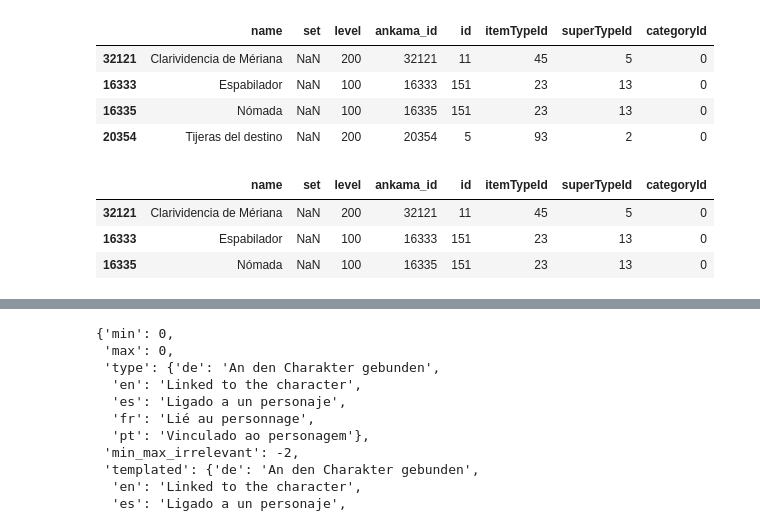
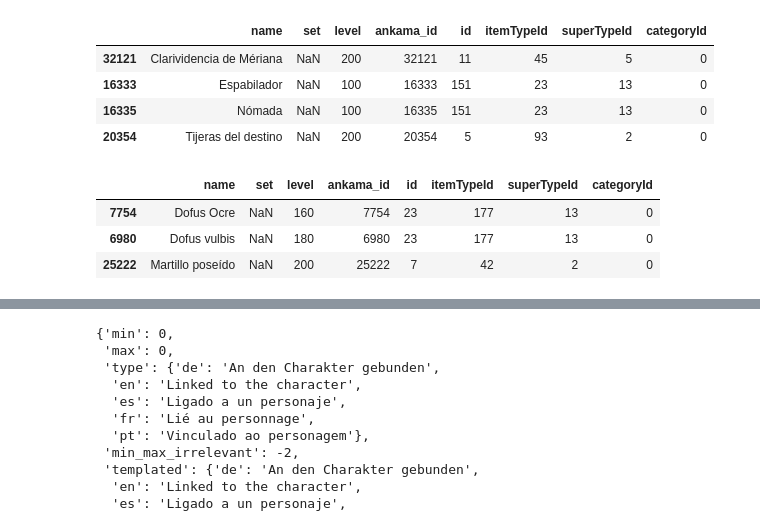
Before and after one commit to jdtibochab/dofus-set-optimizer, a Jupyter notebook: Items.ipynb, the cells around one changed output, grey strips where cells are left out. Saved outputs shown, nothing was run; the diff lists cells and outputs as text; code cells hidden in the pictures.

```diff
--- a/Items.ipynb
+++ b/Items.ipynb
@@ -88,12 +102,12 @@ Items.loc[[32121, 16333, 16335, 20354]]
 | 16335 | Nómada | NaN | 100 | 16335 | 151 | 23 | 13 | 0 |
 | 20354 | Tijeras del destino | NaN | 200 | 20354 | 5 | 93 | 2 | 0 |
 # %%
-Items.loc[[32121, 16333, 16335]]
+Items.loc[[7754, 6980, 25222]]
 # %% [output]
 |  | name | set | level | ankama_id | id | itemTypeId | superTypeId | categoryId |
-| 32121 | Clarividencia de Mériana | NaN | 200 | 32121 | 11 | 45 | 5 | 0 |
-| 16333 | Espabilador | NaN | 100 | 16333 | 151 | 23 | 13 | 0 |
-| 16335 | Nómada | NaN | 100 | 16335 | 151 | 23 | 13 | 0 |
+| 7754 | Dofus Ocre | NaN | 160 | 7754 | 23 | 177 | 13 | 0 |
+| 6980 | Dofus vulbis | NaN | 180 | 6980 | 23 | 177 | 13 | 0 |
+| 25222 | Martillo poseído | NaN | 200 | 25222 | 7 | 42 | 2 | 0 |
 # %%
 # Sword set
 chr = Chromosome(
```
Also changed, not shown: parts of 5 cells of this notebook, 10 other files.
